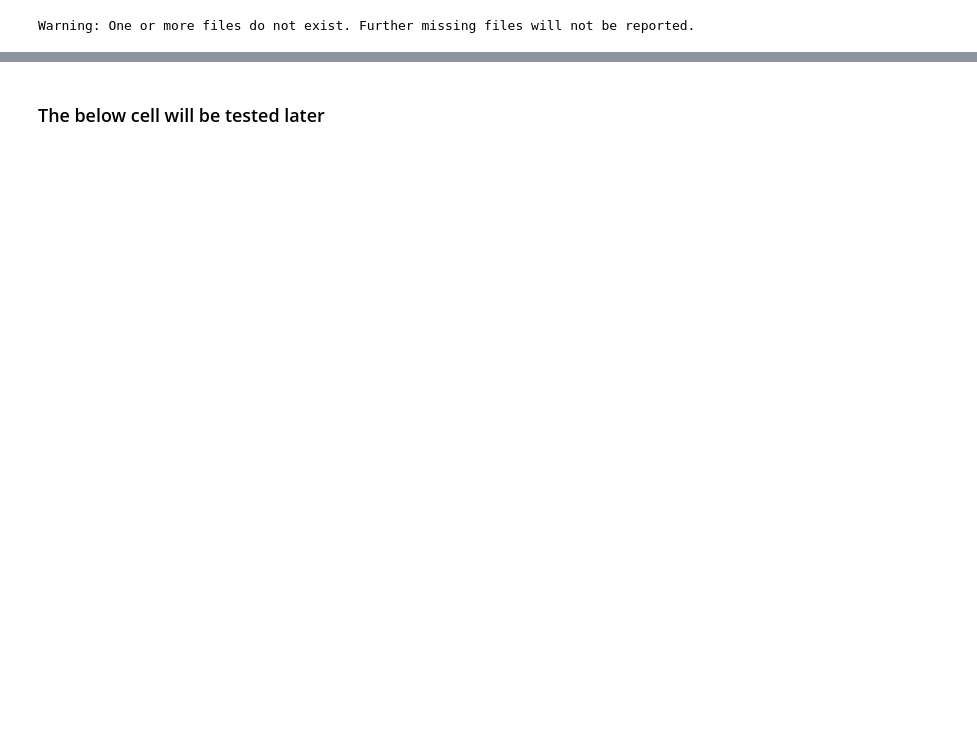
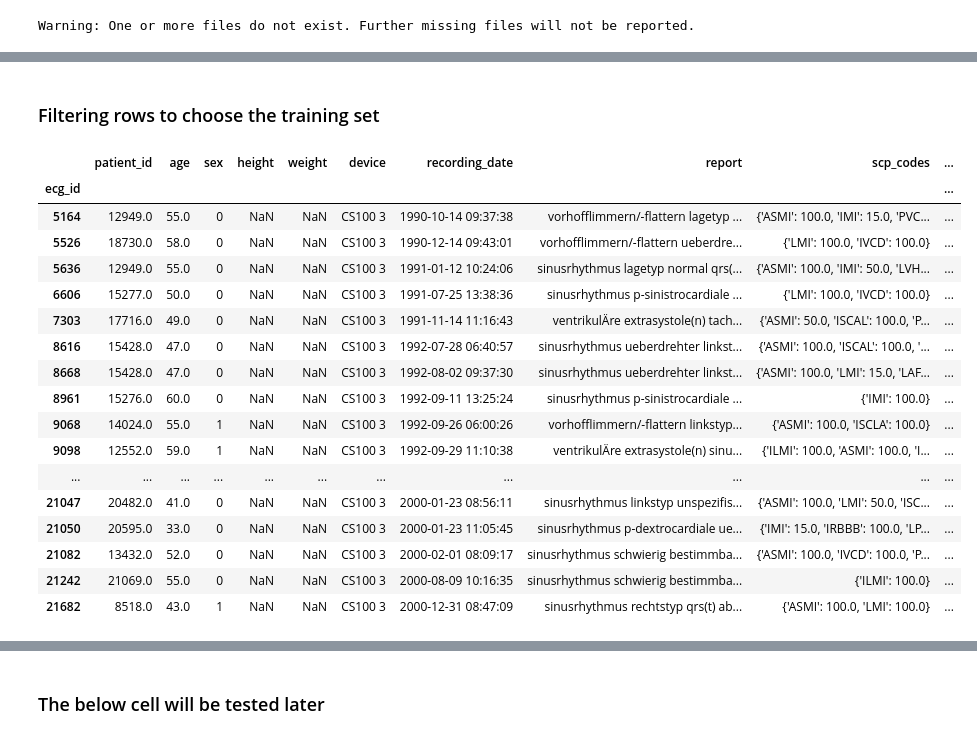
Before and after one commit to cem-cagatay/elec447, a Jupyter notebook: elec447_project.ipynb, the cells around one changed output, grey strips where cells are left out. Drawn from its saved outputs; the diff is of its cells as text; code cells hidden in the pictures; blank space fills up the shorter version.

Commit message:
training set methods added

```diff
--- a/elec447_project.ipynb
+++ b/elec447_project.ipynb
@@ -211,0 +188,21 @@ Y
+# %%
+def remove_zero_values(d):
+    """Remove key-value pairs with 0.0 value from a dictionary."""
+    # since 0.0 likelihood is used for unknown likelihood
+    return {k: v for k, v in d.items() if v != 0.0}
+
+# apply this function to each dictionary in the column
+Y['scp_codes'] = Y['scp_codes'].apply(remove_zero_values)
+# %%
+# Define the set of keys you are looking for
+searched_keys = {'IMI', 'ASMI', 'ILMI', 'AMI', 'ALMI', 'LMI', 'IPLMI', 'IPMI', 'PMI'}
+
+# Function to check if all required keys are in the dictionary
+def contains_searched_keys(d):
+    return any(k in d for k in searched_keys)
+
+# Create a boolean mask
+mask = Y['scp_codes'].apply(contains_searched_keys)
+
+# Filter the DataFrame
+MI_df = Y[mask]
@@ -211,0 +230,41 @@ Y
+# %% [markdown]
+### Filtering rows to choose the training set
+# %%
+min_age = 20
+max_age = 60
+
+age_mask = (MI_df['age'] >= min_age) & (MI_df['age'] <= max_age)
+filtered_df = MI_df[age_mask]
+
+columns_to_remove = ['baseline_drift', 'burst_noise', 'static_noise', 'electrodes_problems', 'pacemaker', 'extra_beats', 'nurse', 'site']
+
+# remove the specified columns
+filtered_df = filtered_df.drop(columns=columns_to_remove)
+
+strat_fold_mask = (filtered_df['strat_fold'] < 9)
+
+# boolean mask to filter the dataframe by "age", "human validation", and "device"
+
+filtered_df = filtered_df[filtered_df.validated_by_human == True]
+filtered_df = filtered_df[filtered_df.device == 'CS100    3']
+filtered_df = filtered_df[strat_fold_mask]
+filtered_df
+# %% [output]
+|  | patient_id | age | sex | height | weight | device | recording_date | report | scp_codes | ... |
+| ecg_id |  |  |  |  |  |  |  |  |  | ... |
+| 5164 | 12949.0 | 55.0 | 0 | NaN | NaN | CS100 3 | 1990-10-14 09:37:38 | vorhofflimmern/-flattern lagetyp ... | {'ASMI': 100.0, 'IMI': 15.0, 'PVC... | ... |
+| 5526 | 18730.0 | 58.0 | 0 | NaN | NaN | CS100 3 | 1990-12-14 09:43:01 | vorhofflimmern/-flattern ueberdre... | {'LMI': 100.0, 'IVCD': 100.0} | ... |
+| 5636 | 12949.0 | 55.0 | 0 | NaN | NaN | CS100 3 | 1991-01-12 10:24:06 | sinusrhythmus lagetyp normal qrs(... | {'ASMI': 100.0, 'IMI': 50.0, 'LVH... | ... |
+| 6606 | 15277.0 | 50.0 | 0 | NaN | NaN | CS100 3 | 1991-07-25 13:38:36 | sinusrhythmus p-sinistrocardiale ... | {'LMI': 100.0, 'IVCD': 100.0} | ... |
+| 7303 | 17716.0 | 49.0 | 0 | NaN | NaN | CS100 3 | 1991-11-14 11:16:43 | ventrikulÄre extrasystole(n) tach... | {'ASMI': 50.0, 'ISCAL': 100.0, 'P... | ... |
+| 8616 | 15428.0 | 47.0 | 0 | NaN | NaN | CS100 3 | 1992-07-28 06:40:57 | sinusrhythmus ueberdrehter linkst... | {'ASMI': 100.0, 'ISCAL': 100.0, '... | ... |
+| 8668 | 15428.0 | 47.0 | 0 | NaN | NaN | CS100 3 | 1992-08-02 09:37:30 | sinusrhythmus ueberdrehter linkst... | {'ASMI': 100.0, 'LMI': 15.0, 'LAF... | ... |
+| 8961 | 15276.0 | 60.0 | 0 | NaN | NaN | CS100 3 | 1992-09-11 13:25:24 | sinusrhythmus p-sinistrocardiale ... | {'IMI': 100.0} | ... |
+| 9068 | 14024.0 | 55.0 | 1 | NaN | NaN | CS100 3 | 1992-09-26 06:00:26 | vorhofflimmern/-flattern linkstyp... | {'ASMI': 100.0, 'ISCLA': 100.0} | ... |
+| 9098 | 12552.0 | 59.0 | 1 | NaN | NaN | CS100 3 | 1992-09-29 11:10:38 | ventrikulÄre extrasystole(n) sinu... | {'ILMI': 100.0, 'ASMI': 100.0, 'I... | ... |
+| ... | ... | ... | ... | ... | ... | ... | ... | ... | ... | ... |
+| 21047 | 20482.0 | 41.0 | 0 | NaN | NaN | CS100 3 | 2000-01-23 08:56:11 | sinusrhythmus linkstyp unspezifis... | {'ASMI': 100.0, 'LMI': 50.0, 'ISC... | ... |
+| 21050 | 20595.0 | 33.0 | 0 | NaN | NaN | CS100 3 | 2000-01-23 11:05:45 | sinusrhythmus p-dextrocardiale ue... | {'IMI': 15.0, 'IRBBB': 100.0, 'LP... | ... |
+| 21082 | 13432.0 | 52.0 | 0 | NaN | NaN | CS100 3 | 2000-02-01 08:09:17 | sinusrhythmus schwierig bestimmba... | {'ASMI': 100.0, 'IVCD': 100.0, 'P... | ... |
+| 21242 | 21069.0 | 55.0 | 0 | NaN | NaN | CS100 3 | 2000-08-09 10:16:35 | sinusrhythmus schwierig bestimmba... | {'ILMI': 100.0} | ... |
+| 21682 | 8518.0 | 43.0 | 1 | NaN | NaN | CS100 3 | 2000-12-31 08:47:09 | sinusrhythmus rechtstyp qrs(t) ab... | {'ASMI': 100.0, 'LMI': 100.0} | ... |
```
Also changed, not shown: parts of 20 cells of this notebook.
